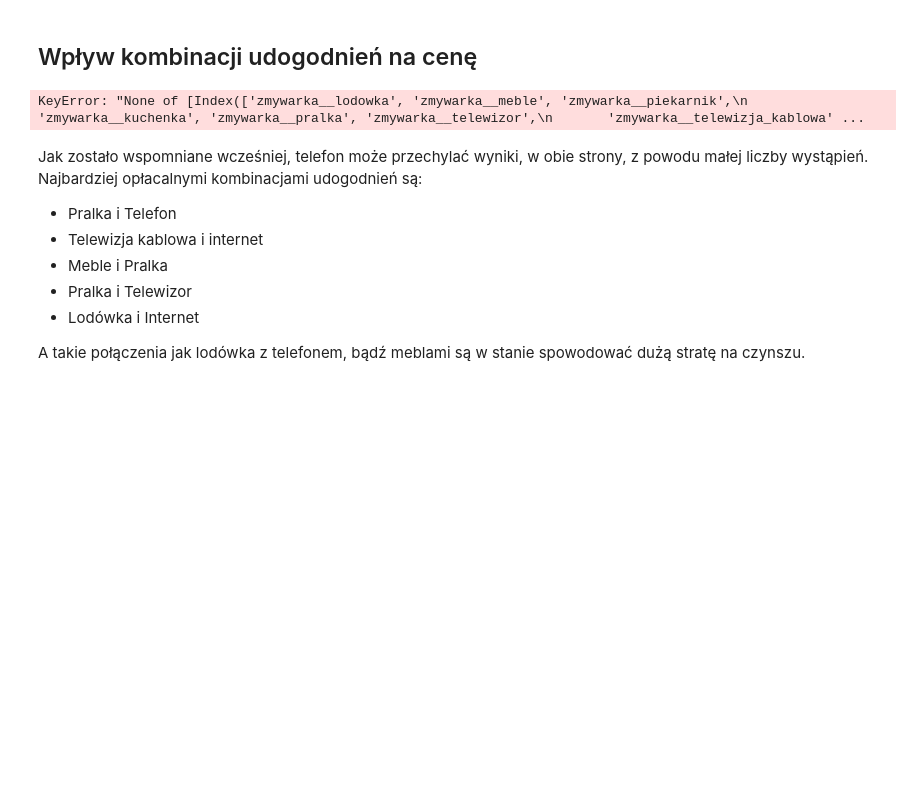
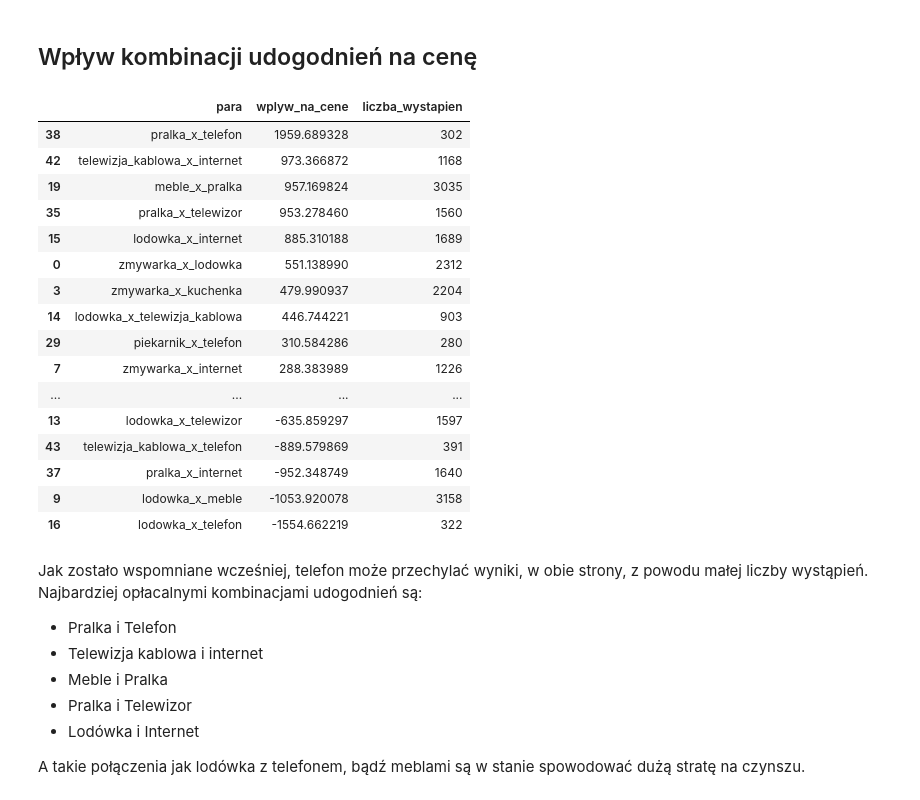
Before and after one commit to Huntarman/otodom-data-analysis, a Jupyter notebook: project.ipynb, the cells around one changed output. Cells and saved outputs as stored; diff of their text form; code cells hidden in the pictures; blank space fills up the shorter version.

```diff
--- a/project.ipynb
+++ b/project.ipynb
@@ -156,20 +156,36 @@ Odwrotną obserwację, w porównaniu do poprzednich można zobaczyć, gdy będzi
 # %% [markdown]
 ## Wpływ kombinacji udogodnień na cenę
 # %%
-X = df[[f"{f1}__{f2}" for f1, f2 in pairs]]
+X = df[[f"{f1}_x_{f2}" for f1, f2 in pairs]]
 y = df['cenaPLN']
 
 model = LinearRegression()
 model.fit(X, y)
 
 results = pd.DataFrame({
     'para': X.columns,
     'wplyw_na_cene': model.coef_,
     'liczba_wystapien': [pair_freq[col] for col in X.columns]
 }).sort_values(by='wplyw_na_cene', ascending=False)
 results
 # %% [output]
-KeyError: "None of [Index(['zmywarka__lodowka', 'zmywarka__meble', 'zmywarka__piekarnik',\n       'zmywarka__kuchenka', 'zmywarka__pralka', 'zmywarka__telewizor',\n       'zmywarka__telewizja_kablowa' ...
+|  | para | wplyw_na_cene | liczba_wystapien |
+| 38 | pralka_x_telefon | 1959.689328 | 302 |
+| 42 | telewizja_kablowa_x_internet | 973.366872 | 1168 |
+| 19 | meble_x_pralka | 957.169824 | 3035 |
+| 35 | pralka_x_telewizor | 953.278460 | 1560 |
+| 15 | lodowka_x_internet | 885.310188 | 1689 |
+| 0 | zmywarka_x_lodowka | 551.138990 | 2312 |
+| 3 | zmywarka_x_kuchenka | 479.990937 | 2204 |
+| 14 | lodowka_x_telewizja_kablowa | 446.744221 | 903 |
+| 29 | piekarnik_x_telefon | 310.584286 | 280 |
+| 7 | zmywarka_x_internet | 288.383989 | 1226 |
+| ... | ... | ... | ... |
+| 13 | lodowka_x_telewizor | -635.859297 | 1597 |
+| 43 | telewizja_kablowa_x_telefon | -889.579869 | 391 |
+| 37 | pralka_x_internet | -952.348749 | 1640 |
+| 9 | lodowka_x_meble | -1053.920078 | 3158 |
+| 16 | lodowka_x_telefon | -1554.662219 | 322 |
 # %% [markdown]
 Jak zostało wspomniane wcześniej, telefon może przechylać wyniki, w obie strony, z powodu małej liczby wystąpień. Najbardziej opłacalnymi kombinacjami udogodnień są:
 * Pralka i Telefon
```
Also changed, not shown: parts of 1 cell of this notebook, 2 other files.
